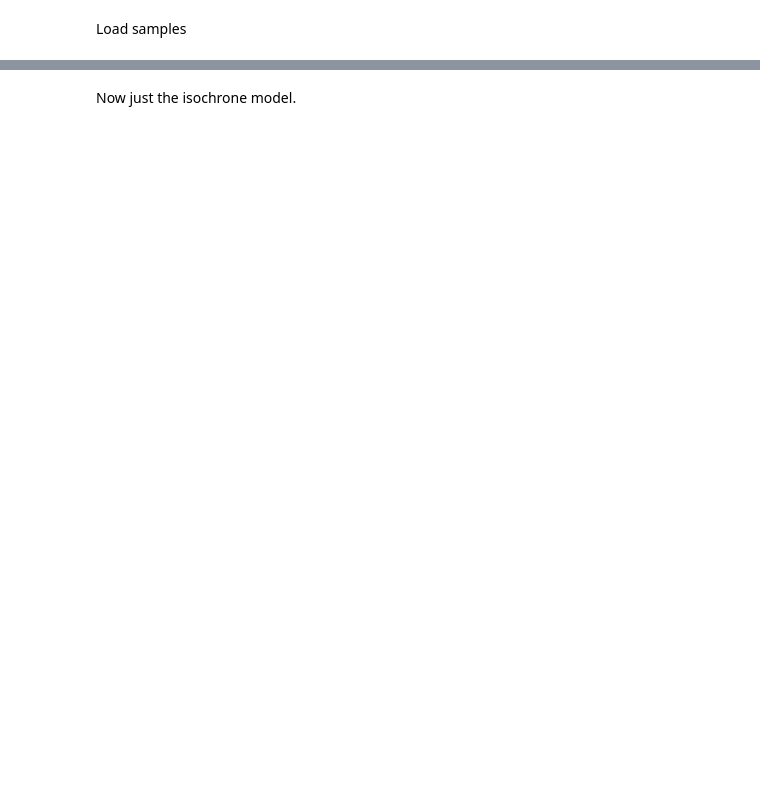
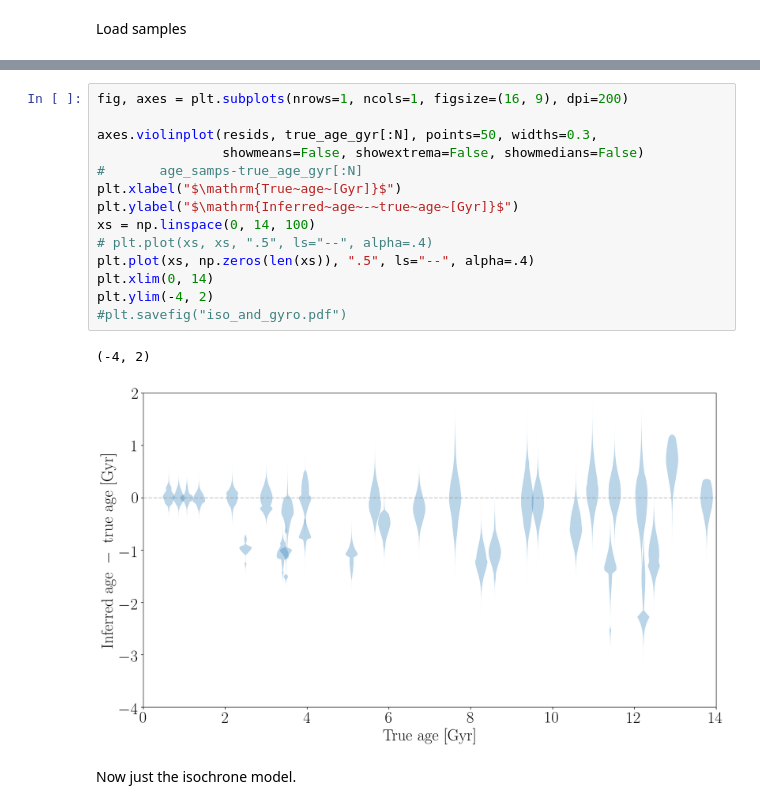
Before and after one commit to RuthAngus/stardate, a Jupyter notebook: code/Results_plots.ipynb, the cells around one changed output, grey strips where cells are left out. Cells and saved outputs as stored; diff of their text form; blank space fills up the shorter version.

```diff
--- a/code/Results_plots.ipynb
+++ b/code/Results_plots.ipynb
@@ -43,3 +65,20 @@ plt.xlim(0, 14)
+# %%
+fig, axes = plt.subplots(nrows=1, ncols=1, figsize=(16, 9), dpi=200)
+
+axes.violinplot(resids, true_age_gyr[:N], points=50, widths=0.3,
+                showmeans=False, showextrema=False, showmedians=False)
+#       age_samps-true_age_gyr[:N]
+plt.xlabel("$\mathrm{True~age~[Gyr]}$")
+plt.ylabel("$\mathrm{Inferred~age~-~true~age~[Gyr]}$")
+xs = np.linspace(0, 14, 100)
+# plt.plot(xs, xs, ".5", ls="--", alpha=.4)
+plt.plot(xs, np.zeros(len(xs)), ".5", ls="--", alpha=.4)
+plt.xlim(0, 14)
+plt.ylim(-4, 2)
+#plt.savefig("iso_and_gyro.pdf")
+# %% [output]
+(-4, 2)
+[figure, added]
 # %% [markdown]
 Now just the isochrone model.
 # %%
```
Also changed, not shown: parts of 7 cells of this notebook.
